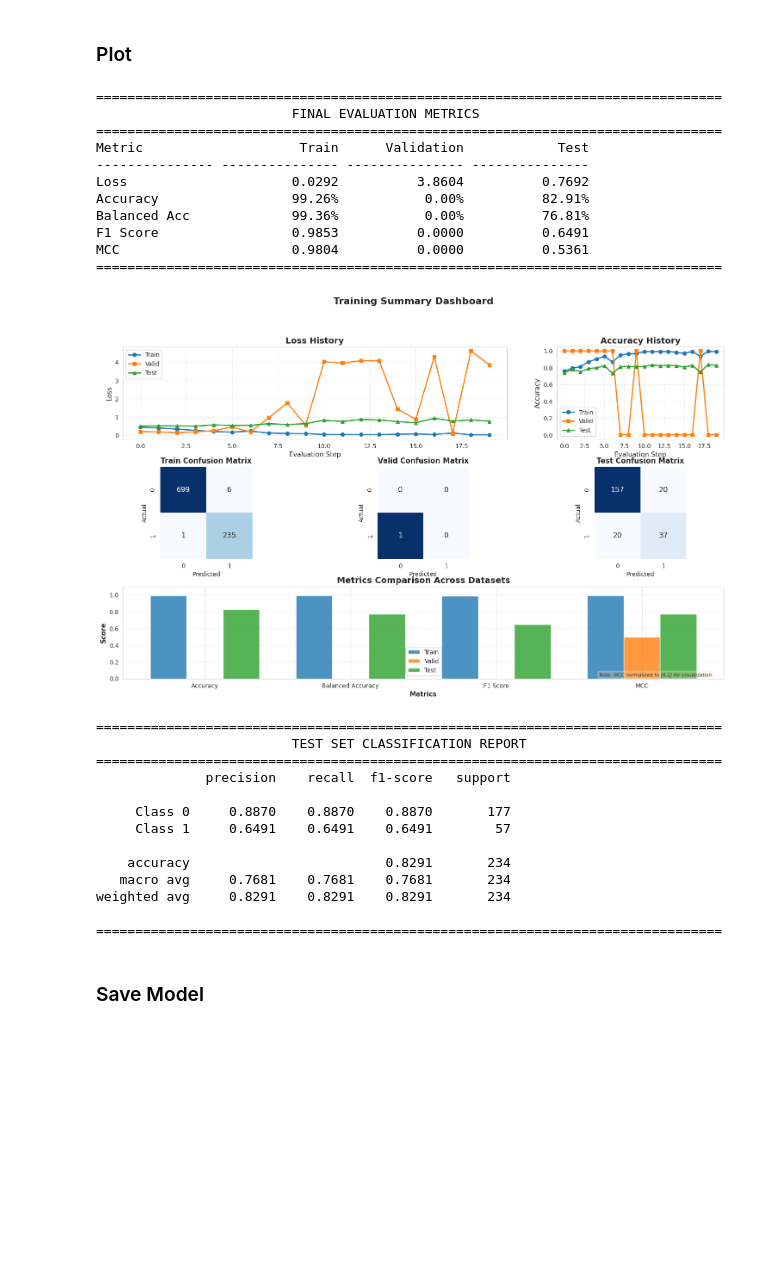
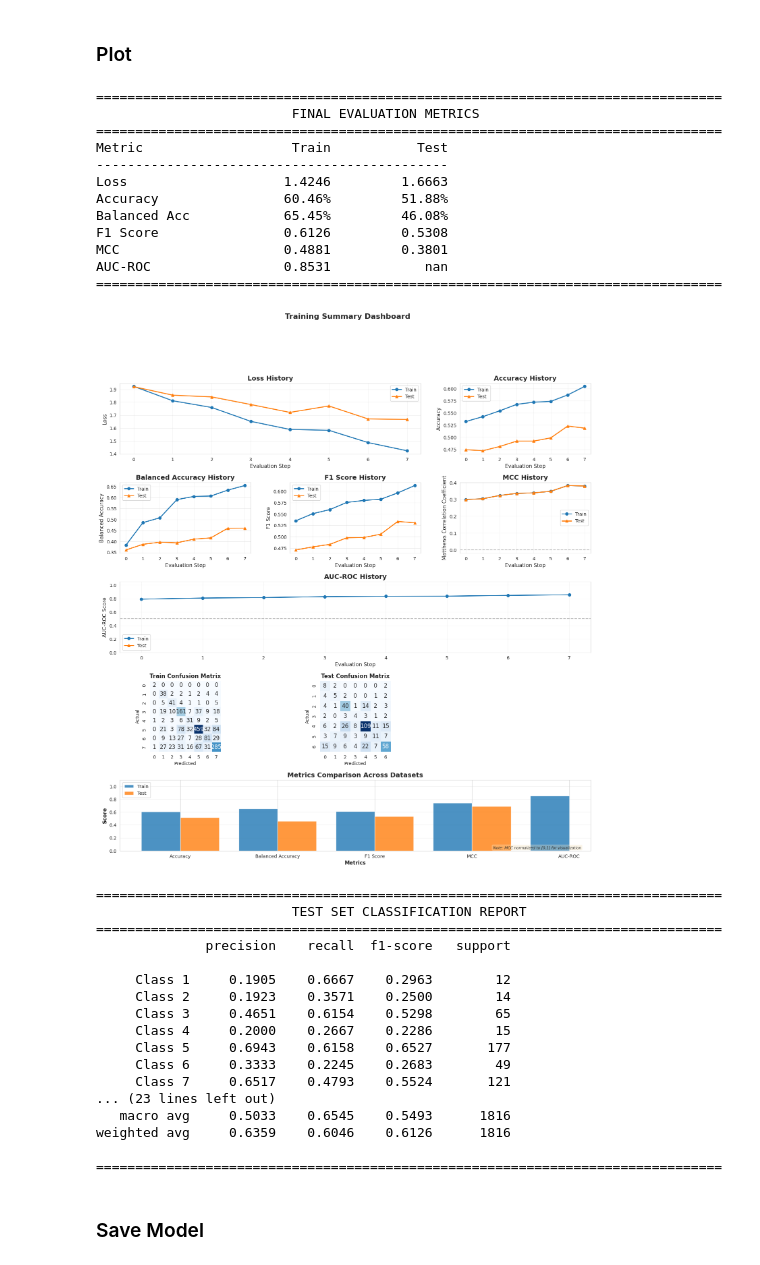
Before and after one commit to 8gabri8/ESMSec, a Jupyter notebook: my_train.ipynb, the cells around one changed output. Drawn from its saved outputs; the diff is of its cells as text; code cells hidden in the pictures; blank space fills up the shorter version.

```diff
--- a/my_train.ipynb
+++ b/my_train.ipynb
@@ -92,6 +98,9 @@ ESM model type <class 'transformers.models.esm.modeling_esm.EsmModel'>
 data = pd.read_csv(config["DATASET_PATH"])
 
 num_samples = data.shape[0]
+num_classes = data.label.nunique() # ATTENTION: NOT one.hot endoced
+esm_emb_dim = esm_model.config.hidden_size
+print(num_samples, num_classes, esm_emb_dim)
 
 # ATTENTION:trucnat seqq to enforce max conetxt of EMS
 data["truncated_sequence"] = data.sequence.apply(my_dataset.truncate_sequence)
@@ -311,7 +284,8 @@ net = my_models.EsmDeepSec(esm_model,
                            type_head=config["TYPE_HEAD"],
                            type_emb_for_classification=config["TYPE_EMB_FOR_CLASSIFICATION"],
                            from_precomputed_embs=config["FROM_PRECOMPUTED_EMBS"],
-                           precomputed_embs_dim=config["PRECOMPUTED_EMBS_DIM"]
+                           precomputed_embs_dim=config["PRECOMPUTED_EMBS_DIM"],
+                           num_classes=num_classes,
                            ).to(config["DEVICE"])
 # hidden dim of final embeggin of each aa after trnafoerm
 print(net.class_head)
@@ -411,0 +306,37 @@ Sum of weights: 1.0000
+# %%
+# Get training data
+train_data = data[data.set == "train"].copy()
+
+# Count samples per class using value_counts (this gives you a Series with label as index)
+class_counts_series = train_data["label"].value_counts().sort_index()
+
+print("Class counts from training data:")
+print(class_counts_series)
+
+# Create a tensor for all classes (0 to num_classes-1)
+class_counts = torch.zeros(num_classes, dtype=torch.float32)
+
+# Fill in the counts for classes that exist in training data
+for label, count in class_counts_series.items():
+    class_counts[label] = count
+
+print(f"\nClass counts tensor (aligned by index): {class_counts}")
+print(f"Class distribution: {class_counts / class_counts.sum() * 100}%")
+
+# Calculate weights (inverse frequency)
+# Add epsilon to avoid division by zero for missing classes
+epsilon = 1e-6
+class_weights = 1.0 / (class_counts + epsilon)
+
+# Normalize so weights sum to 1
+class_weights = class_weights / class_weights.sum()
+
+print(f"\nClass weights (sum={class_weights.sum():.4f}): {class_weights}")
+
+# Verify the alignment
+print("\nVerification:")
+for i in range(num_classes):
+    print(f"  Class {i}: count={class_counts[i]:.0f}, weight={class_weights[i]:.4f}")
+
+# Create loss function
+loss_fn = nn.CrossEntropyLoss(weight=class_weights.to(config["DEVICE"]))
@@ -417,31 +366,36 @@ results = mf.train(net, train_dl, valid_dl, test_dl, loss_fn, config, from_preco
 # %% [markdown]
 ### Plot
 # %%
-mf.summarize_training(*results)
+mf.summarize_results(results, num_classes=num_classes, plot_val=False)
 # %% [output]
 ================================================================================
                          FINAL EVALUATION METRICS
 ================================================================================
-Metric                    Train      Validation            Test
---------------- --------------- --------------- ---------------
-Loss                     0.0292          3.8604          0.7692
-Accuracy                 99.26%           0.00%          82.91%
-Balanced Acc             99.36%           0.00%          76.81%
-F1 Score                 0.9853          0.0000          0.6491
-MCC                      0.9804          0.0000          0.5361
+Metric                   Train           Test
+---------------------------------------------
+Loss                    1.4246         1.6663
+Accuracy                60.46%         51.88%
+Balanced Acc            65.45%         46.08%
+F1 Score                0.6126         0.5308
+MCC                     0.4881         0.3801
+AUC-ROC                 0.8531            nan
 ================================================================================
-[figure, old version]
+[figure, new version]
 ================================================================================
                          TEST SET CLASSIFICATION REPORT
 ================================================================================
               precision    recall  f1-score   support
 
-     Class 0     0.8870    0.8870    0.8870       177
-     Class 1     0.6491    0.6491    0.6491        57
-
-    accuracy                         0.8291       234
-   macro avg     0.7681    0.7681    0.7681       234
-weighted avg     0.8291    0.8291    0.8291       234
+     Class 1     0.1905    0.6667    0.2963        12
+     Class 2     0.1923    0.3571    0.2500        14
+     Class 3     0.4651    0.6154    0.5298        65
+     Class 4     0.2000    0.2667    0.2286        15
+     Class 5     0.6943    0.6158    0.6527       177
+     Class 6     0.3333    0.2245    0.2683        49
+     Class 7     0.6517    0.4793    0.5524       121
+... (23 lines left out)
+   macro avg     0.5033    0.6545    0.5493      1816
+weighted avg     0.6359    0.6046    0.6126      1816
 
 ================================================================================
 # %% [markdown]
```
Also changed, not shown: parts of 25 cells of this notebook, 13 other files.
